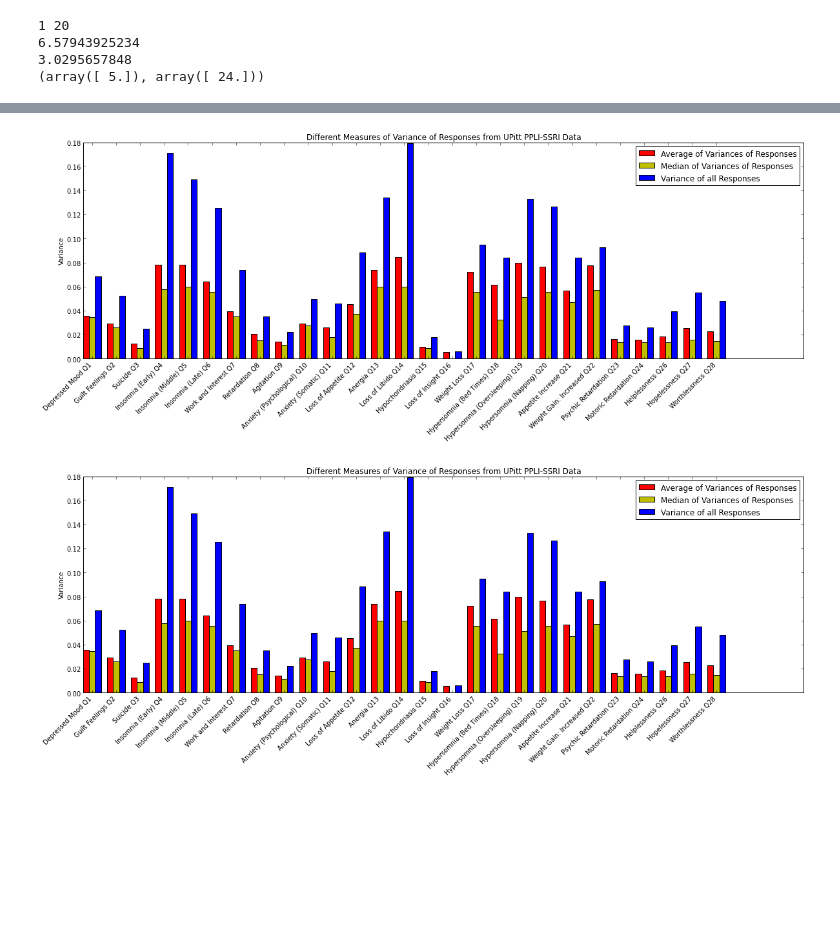
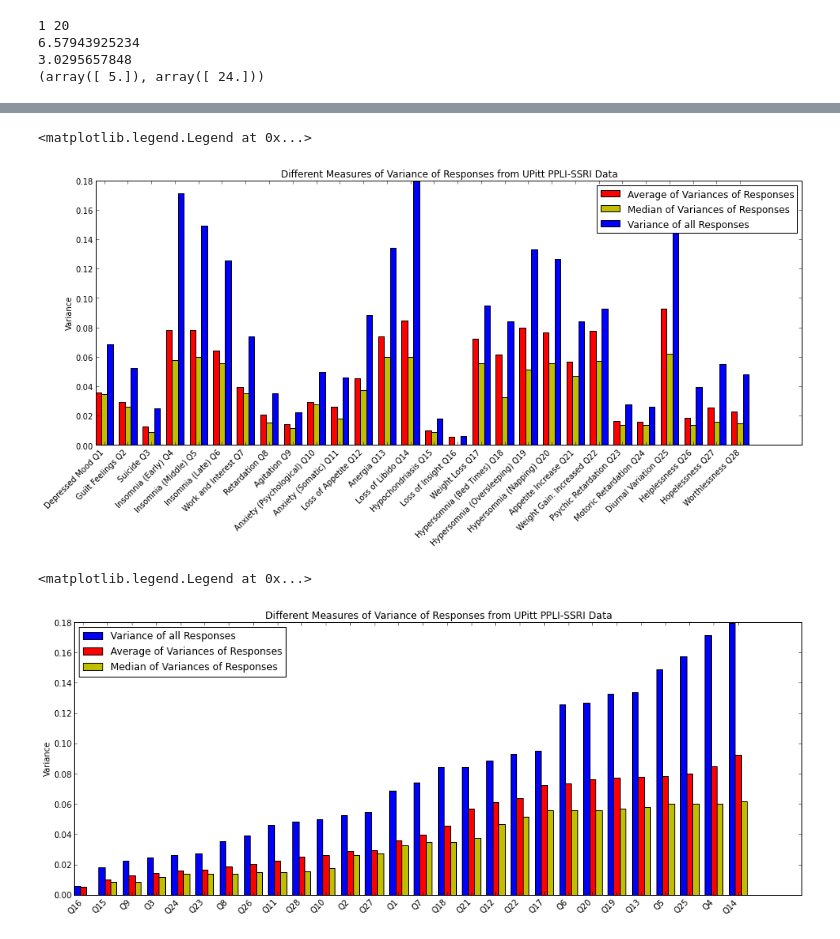
Before and after one commit to jluciano/semmdd, a Jupyter notebook: code/python/notebooks/SPARQL Stuff.ipynb, the cells around one changed output, grey strips where cells are left out. Saved outputs shown, nothing was run; the diff lists cells and outputs as text; code cells hidden in the pictures; blank space fills up the shorter version.

Commit message:
Added a ton of graphs and splining

```diff
--- a/code/python/notebooks/SPARQL Stuff.ipynb
+++ b/code/python/notebooks/SPARQL Stuff.ipynb
@@ -241,9 +241,22 @@ Patient 5 is missing a response to 9 question(s) on 1 separate date(s)
 # %%
 ordered_data = dict()
 for patient in shaped_data:
-    ordered_data[patient] = []
+    ordered_data[patient] = dict()
+    ordered_data[patient]['data'] = []
+    ordered_data[patient]['dates'] = []
     for date in sorted(shaped_data[patient].iterkeys()):
-        ordered_data[patient].append(list(shaped_data[patient][date]))
+        ordered_data[patient]['data'].append(list(shaped_data[patient][date]))
+        ordered_data[patient]['dates'].append(date)
+# %%
+filtered_data = dict()
+for patient in ordered_data:
+    if len(ordered_data[patient]['data']) == 1:
+        continue
+    filtered_data[patient] = []
+    for date in ordered_data[patient]['data']:
+        if None in date:
+            continue
+        filtered_data[patient].append(date)
 # %%
 import numpy as np
 from scipy import stats
@@ -273,9 +286,9 @@ pyplot.title(title_string)
 # %%
 gaps_data = dict()
 
-for patient in shaped_data:
+for patient in ordered_data:
     gaps_data[patient] = dict()
-    ordered_dates = sorted(shaped_data[patient].iterkeys())
+    ordered_dates = ordered_data[patient]['dates']
     total_len = (ordered_dates[-1] - ordered_dates[0]).days
     gaps = []
     for i in range(len(ordered_dates)-1):
@@ -284,8 +297,12 @@ for patient in shaped_data:
     gaps_data[patient]['gaps'] = gaps
     gaps_data[patient]['length'] = total_len
 
-for i in gaps_data:
-    if len(gaps_data[i]['gaps']) == 4:
-        print gaps_data[i]['gaps']
-        print gaps_data[i]['length']
+time_lengths_data = np.array([gaps_data[i]['length'] for i in gaps_data])
+
+pyplot.hist(time_lengths_data,bins=50)
+
+pyplot.xlabel('Days')
+pyplot.ylabel('Number of Patients')
+title_string = 'Length of Studies over %d Patients' % len(ordered_data)
+pyplot.title(title_string)
 # %% [output]
@@ -314,7 +328,7 @@ total_data = [] # we're going to see if the variance differs between these two
 for i in ordered_data:
     #currently handle missing data by omitting that row since there's really not that much
     filtered = []
-    for date in ordered_data[i]:
+    for date in ordered_data[i]['data']:
         if None in date:
             continue
         filtered.append(date)
@@ -366,24 +380,55 @@ print var_over_avgs
 # %%
 #Plots
-fig = pyplot.figure(figsize(20,6))
+fig = pyplot.figure(figsize(16,6))
 ax = fig.add_subplot(111)
 
 ind = np.arange(len(chosen_quests))
 width = 0.25
+
 
 avg_var_rects = ax.bar(ind, avg_var, width, color='r')#,yerr=avg_var_std)
 med_var_rects = ax.bar(ind+width, med_var, width, color='y')
 total_var_rects = ax.bar(ind+width*2, total_var, width, color='b')
 #var_over_avgs_rects = ax.bar(ind+width*2, var_over_avgs, width, color='g',yerr=var_over_avgs_std)
 
 ax.set_ylabel('Variance')
 ax.set_title('Different Measures of Variance of Responses from UPitt PPLI-SSRI Data')
 ax.set_xticks(ind+width*1.5)
 ax.set_xticklabels(used_labels,rotation=45,ha='right')
+ax.autoscale(False)
 
 ax.legend((avg_var_rects[0], med_var_rects[0], total_var_rects[0]), ('Average of Variances of Responses','Median of Variances of Responses','Variance of all Responses'))
-
-fig.show()
 # %% [output]
+<matplotlib.legend.Legend at 0x...>
-[figure, old version]
+[figure, new version]
-[figure, removed]
+# %%
+# Sort by variance
+# In order to do this we need to put each of the things to plot in a dictionary
+
+fig2 = pyplot.figure(figsize(16,6))
+ax2 = fig2.add_subplot(111)
+
+ind = np.arange(len(chosen_quests))
+width = 0.25
+
+variances_dict = {question_slots_r[ind]:total_var[ind] for ind in range(len(avg_var))}
+# since all of the data seems to be proportionate, we'll just sort the labels by the total_var
+sorted_labels = sorted(variances_dict.keys(),key=lambda x: variances_dict[x])
+
+total_var_rects_s = ax2.bar(ind, sorted(total_var), width, color='b')
+avg_var_rects_s = ax2.bar(ind+width, sorted(avg_var), width, color='r')#,yerr=avg_var_std)
+med_var_rects_s = ax2.bar(ind+width*2, sorted(med_var), width, color='y')
+
+
+ax2.set_ylabel('Variance')
+ax2.set_title('Different Measures of Variance of Responses from UPitt PPLI-SSRI Data')
+ax2.set_xticks(ind+width*1.5)
+ax2.set_xticklabels(sorted_labels,rotation=45,ha='right')
+
+legend_order = ('Variance of all Responses','Average of Variances of Responses','Median of Variances of Responses')
+indic_order = (total_var_rects[0],avg_var_rects[0],med_var_rects[0])
+
+ax2.legend(indic_order, legend_order,loc=2)
+# %% [output]
+<matplotlib.legend.Legend at 0x...>
+[figure, added]
```
Also changed, not shown: parts of 22 cells of this notebook.
